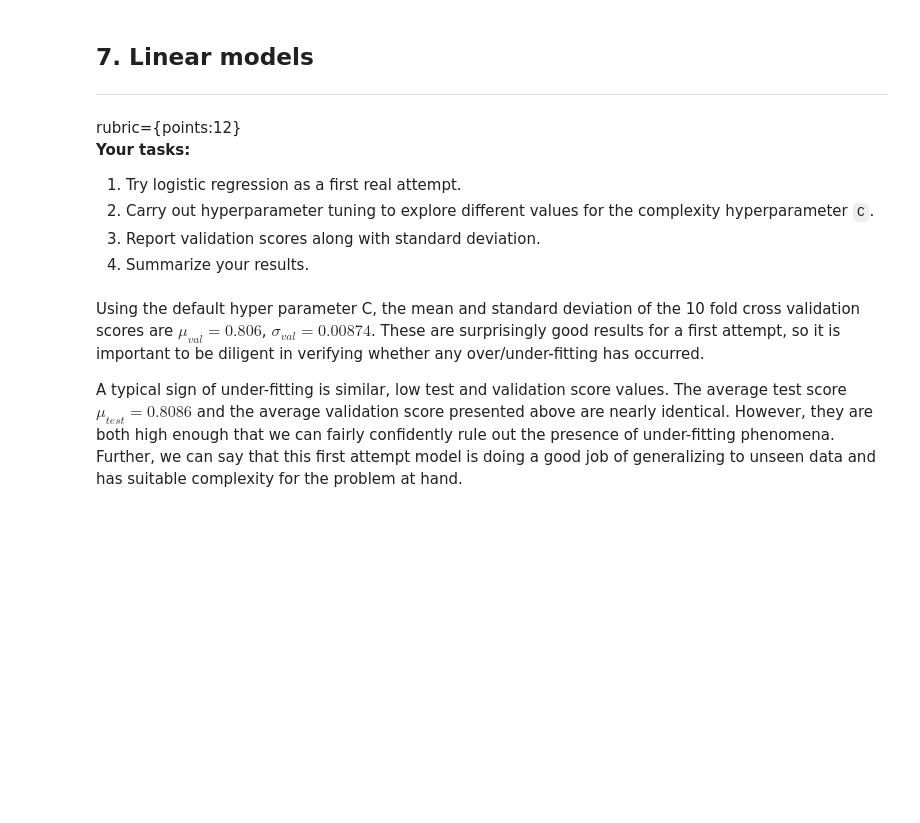
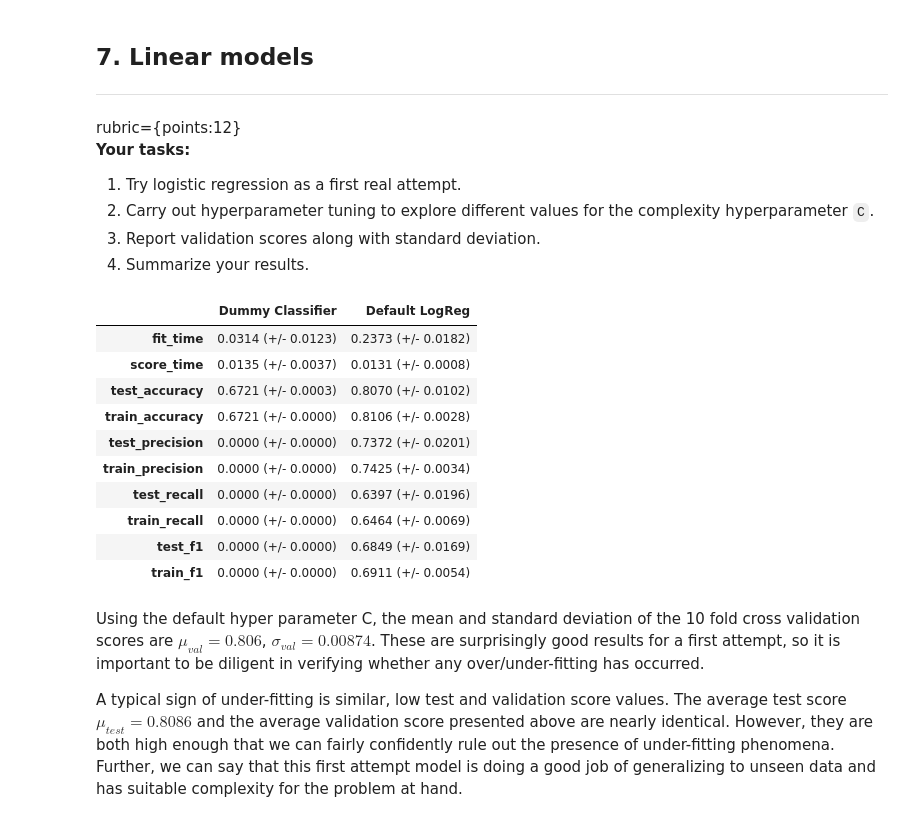
Before and after one commit to bchurch8/cpsc330-HW-repo, a Jupyter notebook: hw/hw6/hw6-starter.ipynb, the cells around one changed output. Cells and saved outputs as stored; diff of their text form; code cells hidden in the pictures; blank space fills up the shorter version.

```diff
--- a/hw/hw6/hw6-starter.ipynb
+++ b/hw/hw6/hw6-starter.ipynb
@@ -312,5 +465,18 @@ rubric={points:12}
 4. Summarize your results.
 # %%
 lr_pipe = make_pipeline(preprocessor, LogisticRegression(max_iter=1000))
-result = pd.DataFrame(cross_validate(lr_pipe, X_train, y_train.values.ravel(), return_train_score=True))
-pd.DataFrame(result.mean())
+
+results["Default LogReg"] = mean_std_cross_val_scores(lr_pipe, X_train, y_train.values.ravel(),scoring=scoring_metrics, return_train_score=True)
+pd.DataFrame(results)
+# %% [output]
+|  | Dummy Classifier | Default LogReg |
+| fit_time | 0.0314 (+/- 0.0123) | 0.2373 (+/- 0.0182) |
+| score_time | 0.0135 (+/- 0.0037) | 0.0131 (+/- 0.0008) |
+| test_accuracy | 0.6721 (+/- 0.0003) | 0.8070 (+/- 0.0102) |
+| train_accuracy | 0.6721 (+/- 0.0000) | 0.8106 (+/- 0.0028) |
+| test_precision | 0.0000 (+/- 0.0000) | 0.7372 (+/- 0.0201) |
+| train_precision | 0.0000 (+/- 0.0000) | 0.7425 (+/- 0.0034) |
+| test_recall | 0.0000 (+/- 0.0000) | 0.6397 (+/- 0.0196) |
+| train_recall | 0.0000 (+/- 0.0000) | 0.6464 (+/- 0.0069) |
+| test_f1 | 0.0000 (+/- 0.0000) | 0.6849 (+/- 0.0169) |
+| train_f1 | 0.0000 (+/- 0.0000) | 0.6911 (+/- 0.0054) |
```
Also changed, not shown: parts of 25 cells of this notebook.
